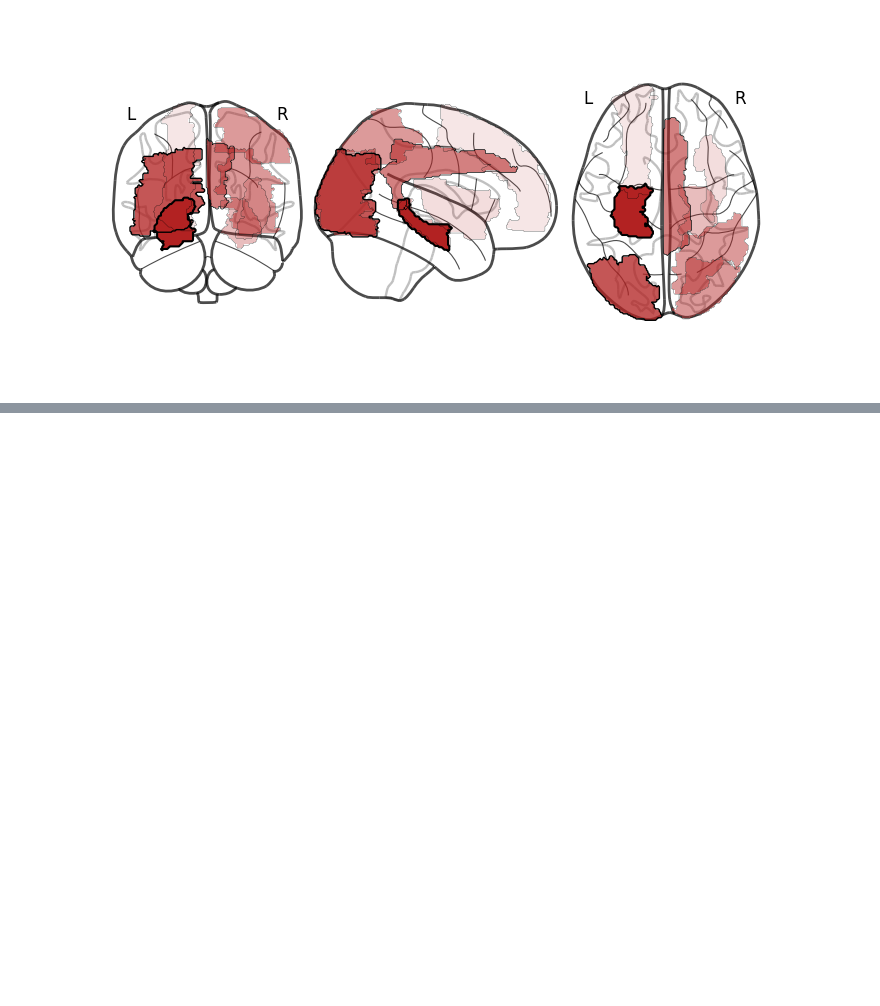
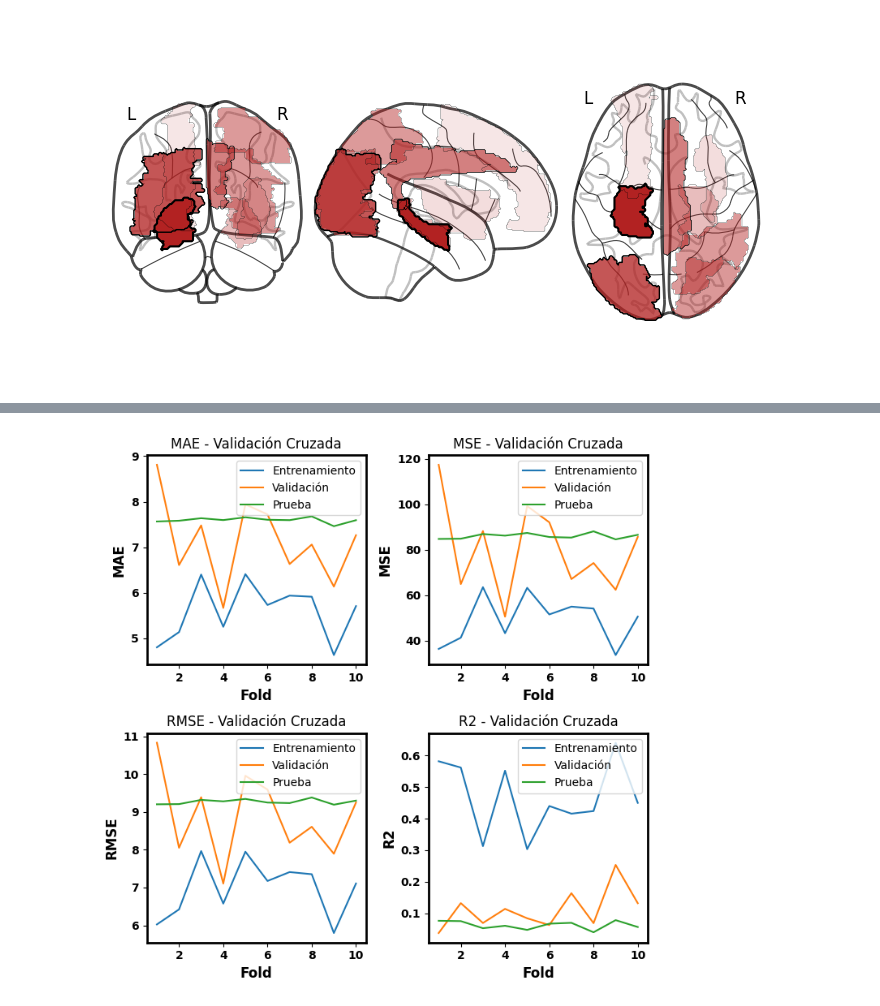
Before and after one commit to carrielfelipe/Brain_Age, a Jupyter notebook: XGBoost/XGBoost_40.ipynb, the cells around one changed output, grey strips where cells are left out. Saved outputs shown, nothing was run; the diff lists cells and outputs as text; code cells hidden in the pictures; blank space fills up the shorter version.

```diff
--- a/XGBoost/XGBoost_40.ipynb
+++ b/XGBoost/XGBoost_40.ipynb
@@ -397,0 +488,2 @@ xgb_model.plot_brain_regions(resultado_normalizado_sorted, base_path, color='fir
+# %%
+best_params_xgb_top20 = xgb_model.best_hyper(opt_model_top20)
@@ -397,0 +510,9 @@ xgb_model.plot_brain_regions(resultado_normalizado_sorted, base_path, color='fir
+# %%
+xgb_model.fit_params_train = {
+                "early_stopping_rounds": 30,
+                "eval_metric": "mae",
+                "eval_set": [(X_test, xgb_model.y_test)],
+                "verbose": True
+            }
+# %%
+results, best_model_results, best_model = xgb_model.trainer(X_train=X_train,X_test=X_test,params_=best_params_xgb_top20[0])
@@ -397,0 +524,4 @@ xgb_model.plot_brain_regions(resultado_normalizado_sorted, base_path, color='fir
+# %%
+xgb_model.plot_metricas_evaluacion(results)
+# %% [output]
+[figure, added]
```
Also changed, not shown: parts of 47 cells of this notebook, 16 other files.
